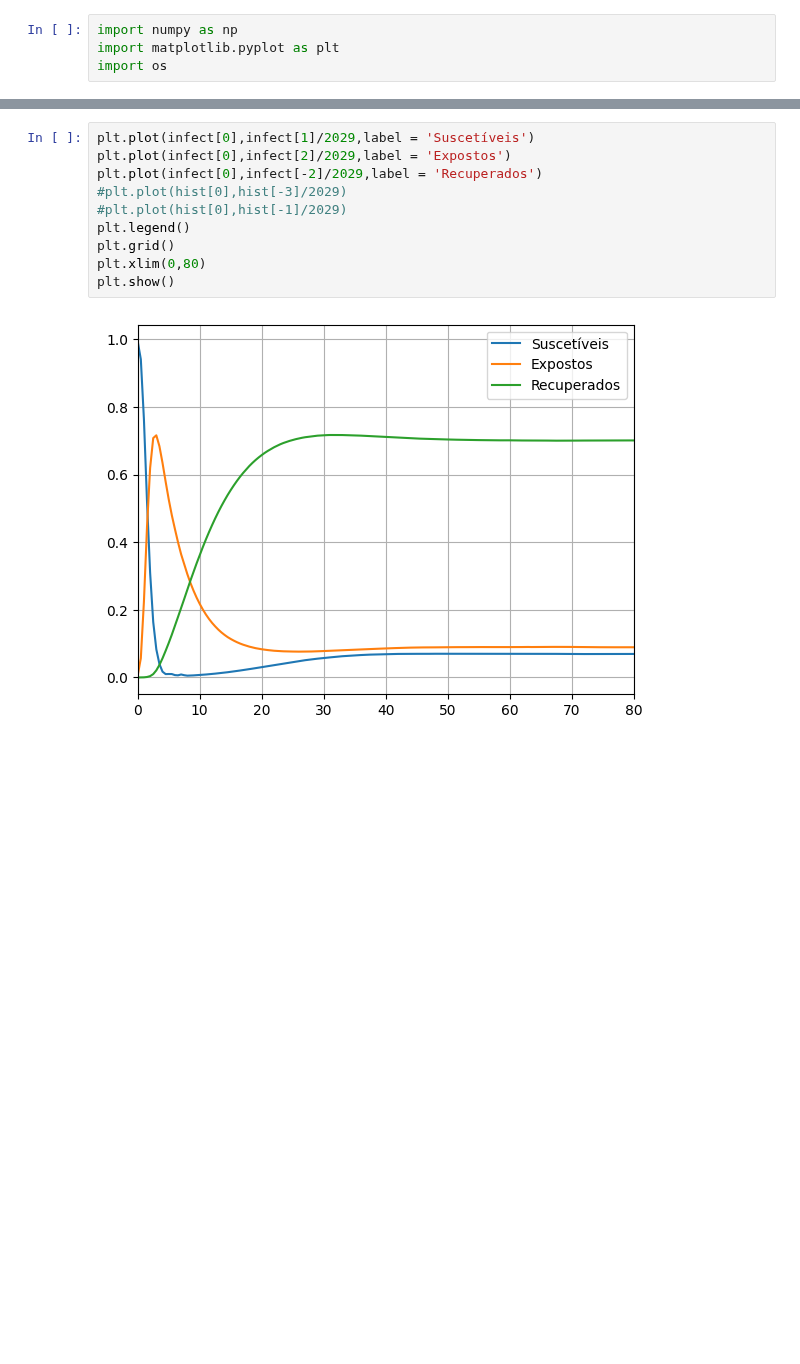
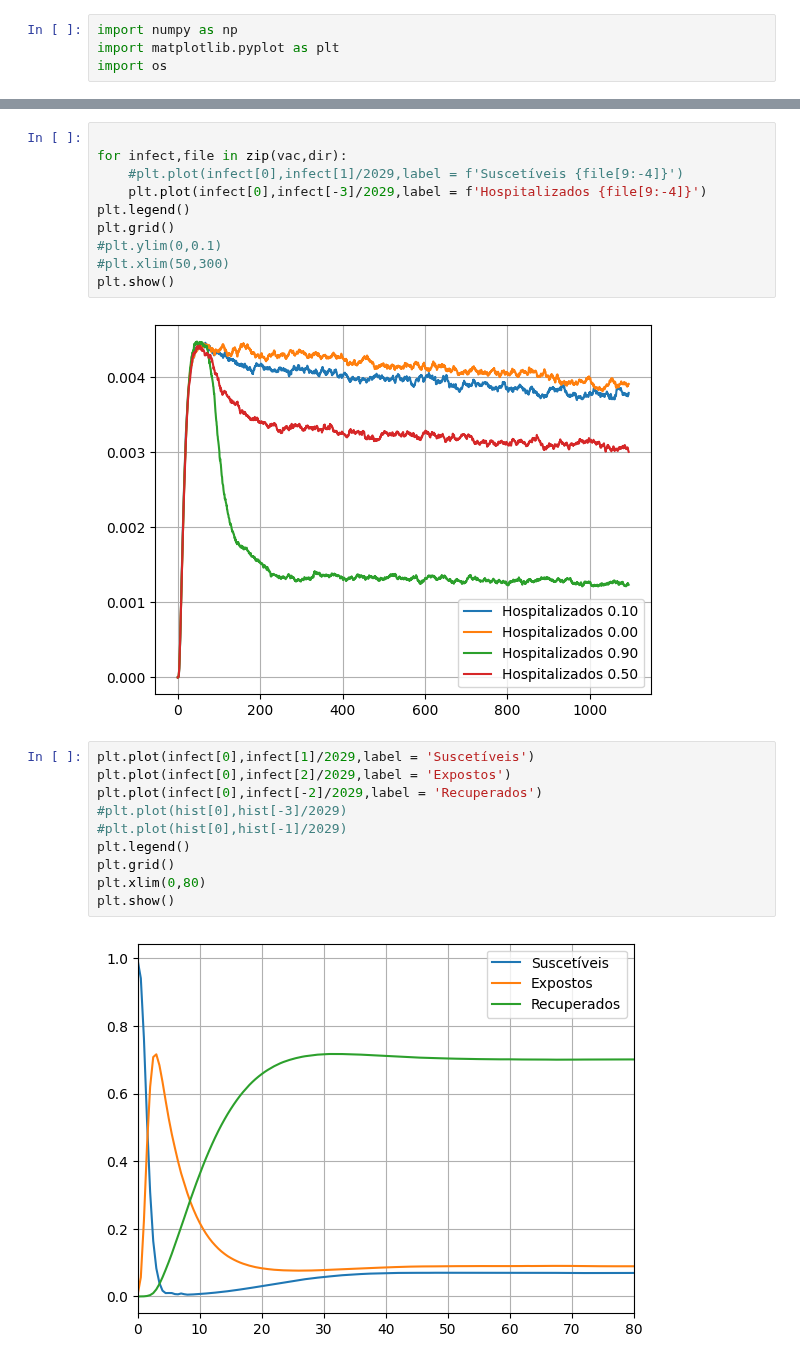
Before and after one commit to intcarlosmiguel/pesquisa_mestrado, a Jupyter notebook: infect.ipynb, the cells around one changed output, grey strips where cells are left out. Saved outputs shown, nothing was run; the diff lists cells and outputs as text; blank space fills up the shorter version.

```diff
--- a/infect.ipynb
+++ b/infect.ipynb
@@ -11,3 +43,15 @@ infect = np.vstack((np.arange(0,365*3,0.5),infect))
+# %%
+
+for infect,file in zip(vac,dir):
+    #plt.plot(infect[0],infect[1]/2029,label = f'Suscetíveis {file[9:-4]}')
+    plt.plot(infect[0],infect[-3]/2029,label = f'Hospitalizados {file[9:-4]}')
+plt.legend()
+plt.grid()
+#plt.ylim(0,0.1)
+#plt.xlim(50,300)
+plt.show()
+# %% [output]
+[figure, added]
 # %%
 plt.plot(infect[0],infect[1]/2029,label = 'Suscetíveis')
 plt.plot(infect[0],infect[2]/2029,label = 'Expostos')
```
Also changed, not shown: parts of 10 cells of this notebook, 20 other files.
